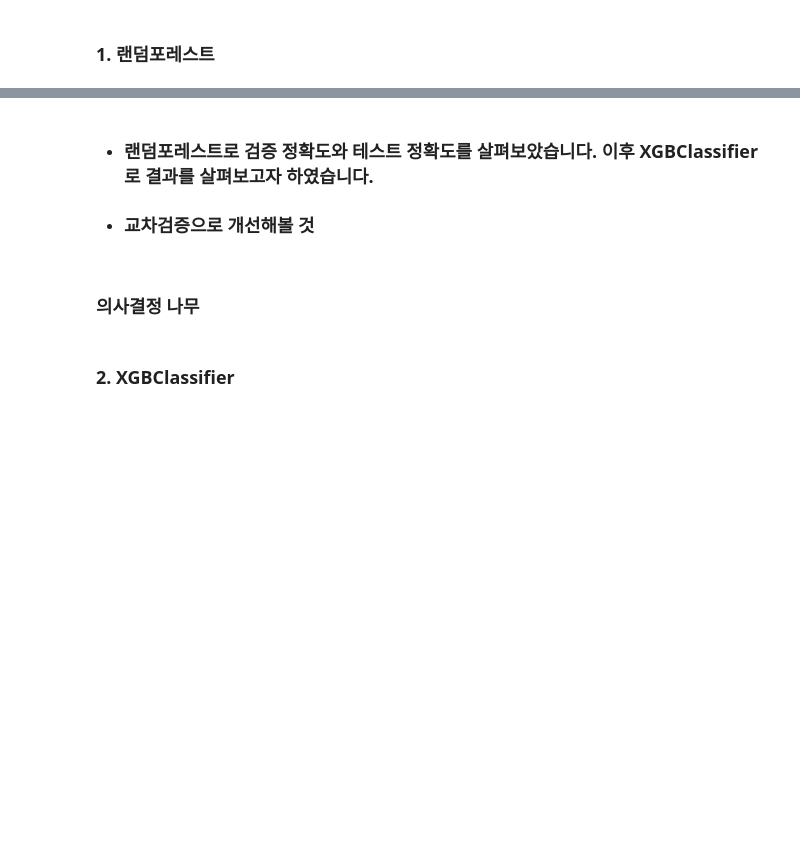
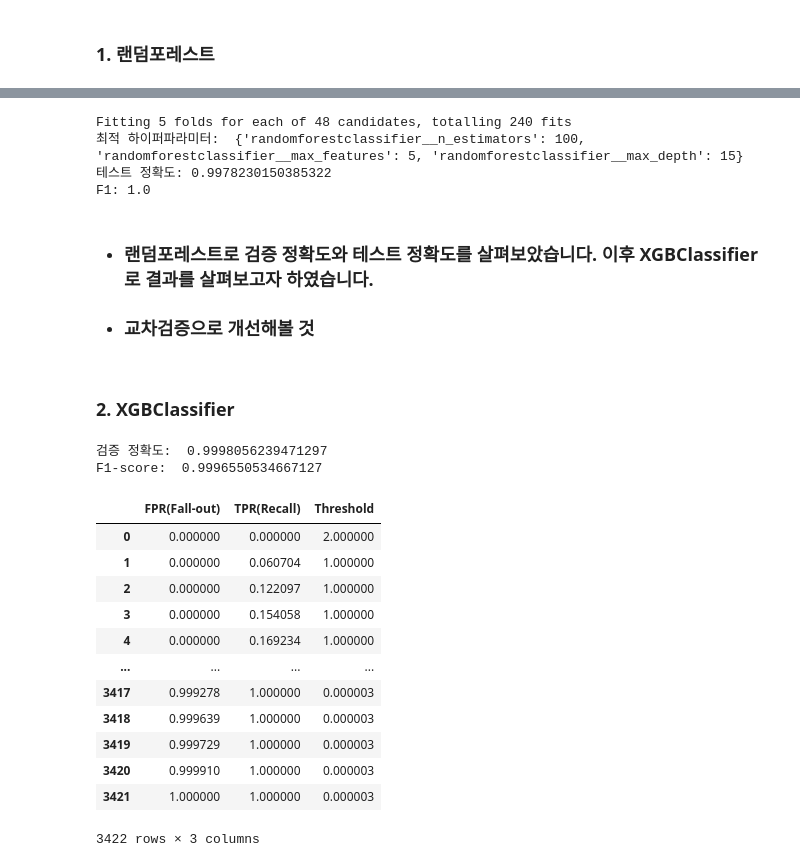
Before and after one commit to cyss93/sprint2_project, a Jupyter notebook: project_3.ipynb, the cells around one changed output, grey strips where cells are left out. Saved outputs shown, nothing was run; the diff lists cells and outputs as text; code cells hidden in the pictures; blank space fills up the shorter version.

```diff
--- a/project_3.ipynb
+++ b/project_3.ipynb
@@ -703,5 +1257,15 @@ print('F1-score: ', f1_score(y_test, y_pred))
+# %%
+# test 정확도
+clf1.fit(X_test, y_test)
+print('최적 하이퍼파라미터: ', clf1.best_params_)
+y_test_pred = clf1.predict(X_test)
+print('테스트 정확도:', clf1.best_score_)
+print('F1:',f1_score(y_test, y_test_pred))
+# %% [output]
+Fitting 5 folds for each of 48 candidates, totalling 240 fits
+최적 하이퍼파라미터:  {'randomforestclassifier__n_estimators': 100, 'randomforestclassifier__max_features': 5, 'randomforestclassifier__max_depth': 15}
+테스트 정확도: 0.9978230150385322
+F1: 1.0
 # %% [markdown]
 - ### 랜덤포레스트로 검증 정확도와 테스트 정확도를 살펴보았습니다. 이후 XGBClassifier로 결과를 살펴보고자 하였습니다.
 - ### 교차검증으로 개선해볼 것
-# %% [markdown]
-### 의사결정 나무
@@ -742,29 +1274,45 @@ print('F1-score: ', f1_score(y_test, y_pred))
 # %%
 pipe2 = make_pipeline(
     OneHotEncoder(), # common_payment_type을 위해서
     #SimpleImputer(),
-    XGBClassifier(n_estimators = 1000,
+    xgb.XGBClassifier(n_estimators = 1000,
                   learning_rate = 0.1,
                   max_depth = 10,
                   use_label_encoder=False,
                   eval_metric='logloss'
                  )
 )
 
 pipe2.fit(X_train, y_train)
 y_pred = pipe2.predict(X_val)
 y_pred_proba = pipe2.predict_proba(X_val)[:, 1]
 print('검증 정확도: ', accuracy_score(y_val, y_pred))
 print('F1-score: ', f1_score(y_val, y_pred))
 
 # roc_curve(타겟값, prob of 1)
 fpr, tpr, thresholds = roc_curve(y_val, y_pred_proba)
 
 roc = pd.DataFrame({
     'FPR(Fall-out)': fpr,
     'TPR(Recall)': tpr,
     'Threshold': thresholds
 })
 roc
+# %% [output]
+검증 정확도:  0.9998056239471297
+F1-score:  0.9996550534667127
+|  | FPR(Fall-out) | TPR(Recall) | Threshold |
+| 0 | 0.000000 | 0.000000 | 2.000000 |
+| 1 | 0.000000 | 0.060704 | 1.000000 |
+| 2 | 0.000000 | 0.122097 | 1.000000 |
+| 3 | 0.000000 | 0.154058 | 1.000000 |
+| 4 | 0.000000 | 0.169234 | 1.000000 |
+| ... | ... | ... | ... |
+| 3417 | 0.999278 | 1.000000 | 0.000003 |
+| 3418 | 0.999639 | 1.000000 | 0.000003 |
+| 3419 | 0.999729 | 1.000000 | 0.000003 |
+| 3420 | 0.999910 | 1.000000 | 0.000003 |
+| 3421 | 1.000000 | 1.000000 | 0.000003 |
+3422 rows × 3 columns
 # %%
 print(classification_report(y_val, y_pred))
```
Also changed, not shown: parts of 71 cells of this notebook.
